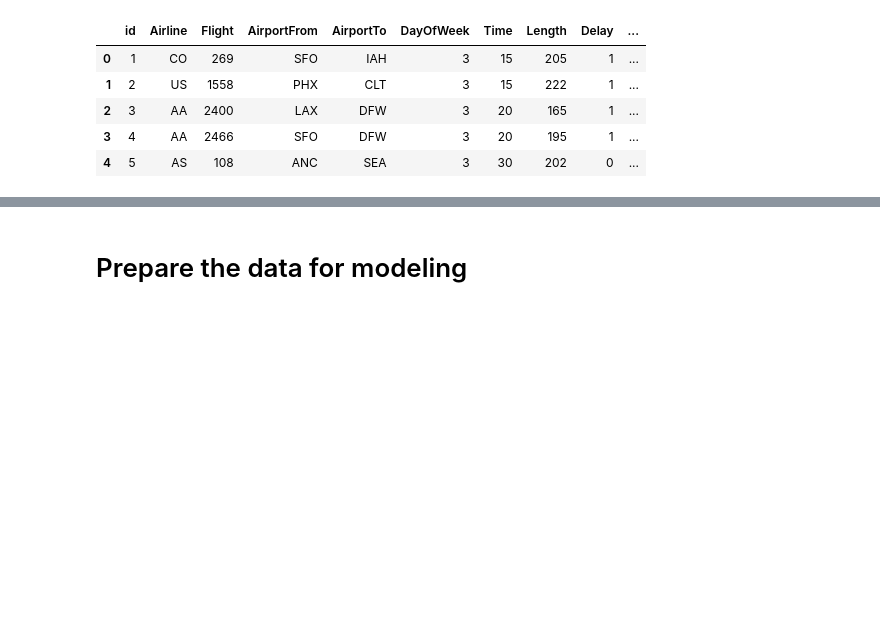
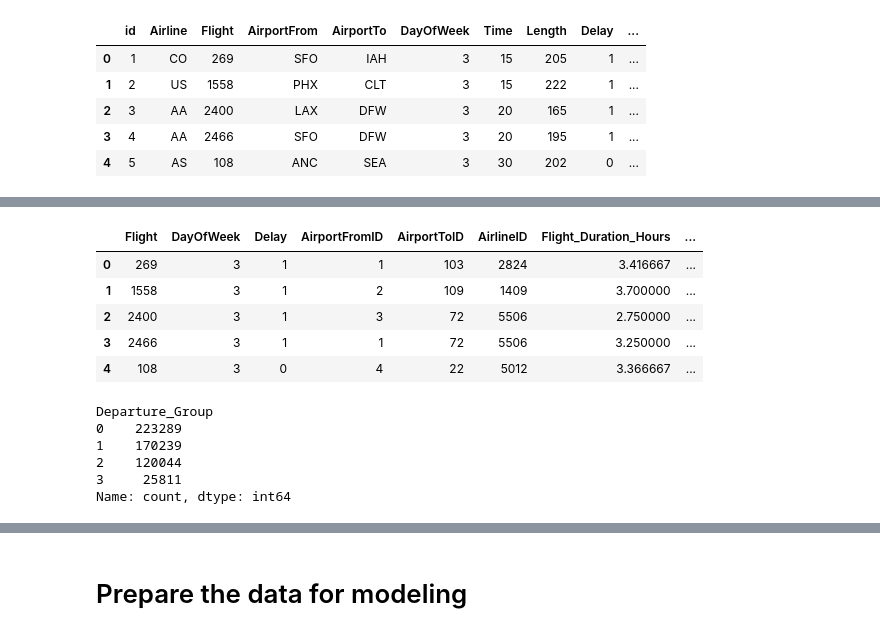
Before and after one commit to stacjstaton/ai-project2-flight-delay-predictions, a Jupyter notebook: DecisionTreeModel.ipynb, the cells around one changed output, grey strips where cells are left out. Saved outputs shown, nothing was run; the diff lists cells and outputs as text; code cells hidden in the pictures; blank space fills up the shorter version.

```diff
--- a/DecisionTreeModel.ipynb
+++ b/DecisionTreeModel.ipynb
@@ -178,4 +170,0 @@ encoded_df.head()
-# %%
-# Drop the id column since this is a hard-coded index
-encoded_df = encoded_df.drop(columns=['id'])
-encoded_df.head()
@@ -188,0 +193,34 @@ encoded_df.head()
+# %%
+# Create groups for flight departures.
+# 0 = Morning | 1 = Afternoon | 2 = Evening | 3 = Late Night
+
+departure_group = []
+for i in range(0,len(df)):
+    if ((encoded_df['Departure_Time_Hour'][i] >= 5) & (encoded_df['Departure_Time_Hour'][i] < 12)):
+        departure_group.append(0)
+    elif ((encoded_df['Departure_Time_Hour'][i] >= 12) & (encoded_df['Departure_Time_Hour'][i] < 17)):
+        departure_group.append(1)
+    elif ((encoded_df['Departure_Time_Hour'][i] >= 17) & (encoded_df['Departure_Time_Hour'][i] < 21)):
+        departure_group.append(2)
+    else:
+        departure_group.append(3)
+
+encoded_df['Departure_Group'] = departure_group
+encoded_df.head()
+# %% [output]
+|  | Flight | DayOfWeek | Delay | AirportFromID | AirportToID | AirlineID | Flight_Duration_Hours | ... |
+| 0 | 269 | 3 | 1 | 1 | 103 | 2824 | 3.416667 | ... |
+| 1 | 1558 | 3 | 1 | 2 | 109 | 1409 | 3.700000 | ... |
+| 2 | 2400 | 3 | 1 | 3 | 72 | 5506 | 2.750000 | ... |
+| 3 | 2466 | 3 | 1 | 1 | 72 | 5506 | 3.250000 | ... |
+| 4 | 108 | 3 | 0 | 4 | 22 | 5012 | 3.366667 | ... |
+# %%
+# Get the number and total departures for the departure groups
+encoded_df['Departure_Group'].value_counts()
+# %% [output]
+Departure_Group
+0    223289
+1    170239
+2    120044
+3     25811
+Name: count, dtype: int64
```
Also changed, not shown: parts of 29 cells of this notebook, 3 other files.
